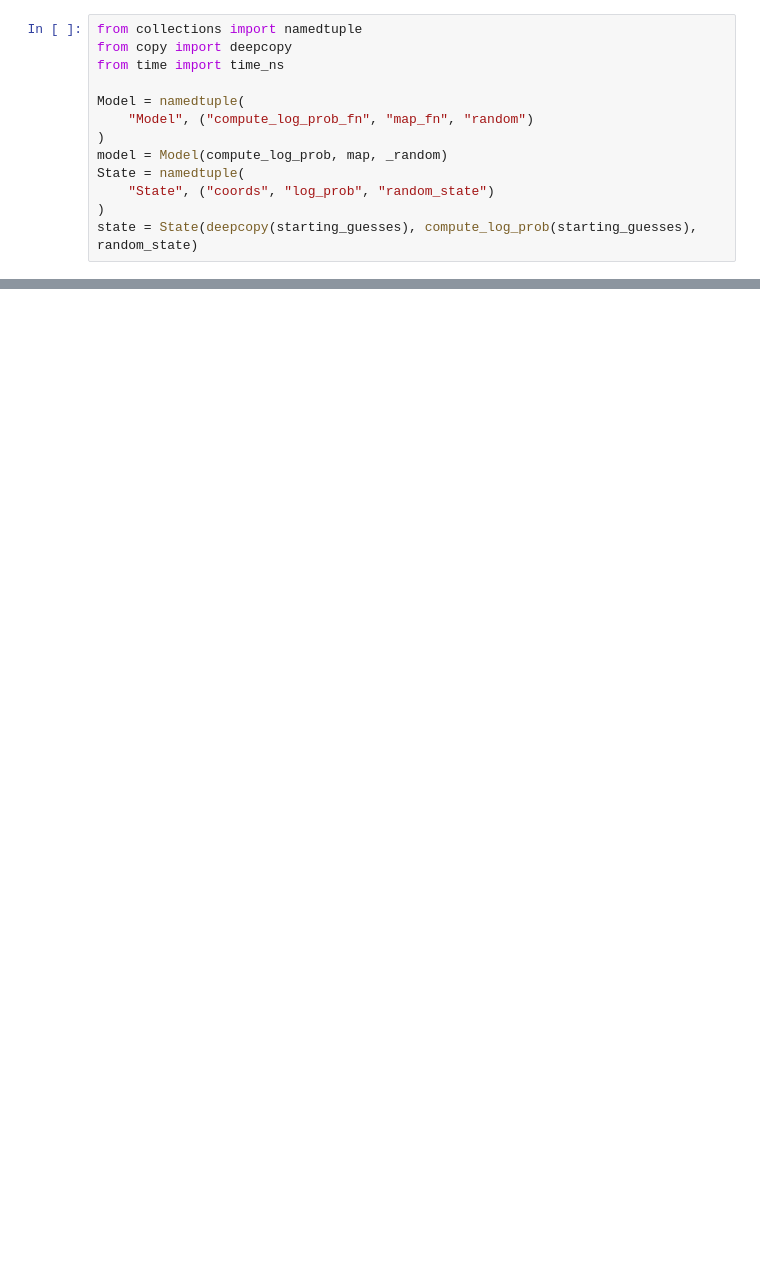
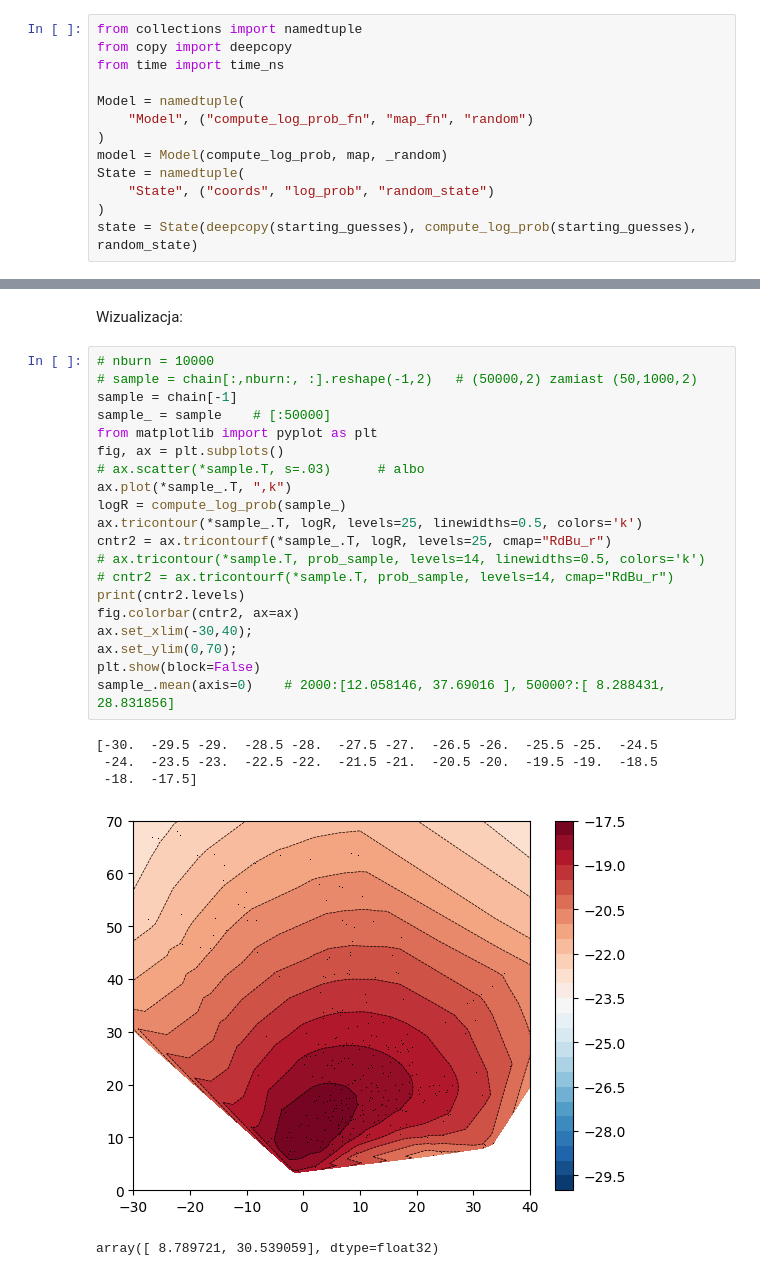
Before and after one commit to GrzegorzAndrzejczak/Programowanie-w-Pythonie, a Jupyter notebook: CASE_lighthouse_emcee.ipynb, the cells around one changed output, grey strips where cells are left out. Drawn from its saved outputs; the diff is of its cells as text; blank space fills up the shorter version.

```diff
--- a/CASE_lighthouse_emcee.ipynb
+++ b/CASE_lighthouse_emcee.ipynb
@@ -151,0 +129,28 @@ array([ 4.3880663, 12.680704 ], dtype=float32)
+# %% [markdown]
+Wizualizacja:
+# %%
+# nburn = 10000
+# sample = chain[:,nburn:, :].reshape(-1,2)   # (50000,2) zamiast (50,1000,2)
+sample = chain[-1]
+sample_ = sample    # [:50000]
+from matplotlib import pyplot as plt
+fig, ax = plt.subplots()
+# ax.scatter(*sample.T, s=.03)      # albo
+ax.plot(*sample_.T, ",k")
+logR = compute_log_prob(sample_)
+ax.tricontour(*sample_.T, logR, levels=25, linewidths=0.5, colors='k')
+cntr2 = ax.tricontourf(*sample_.T, logR, levels=25, cmap="RdBu_r")
+# ax.tricontour(*sample.T, prob_sample, levels=14, linewidths=0.5, colors='k')
+# cntr2 = ax.tricontourf(*sample.T, prob_sample, levels=14, cmap="RdBu_r")
+print(cntr2.levels)
+fig.colorbar(cntr2, ax=ax)
+ax.set_xlim(-30,40);
+ax.set_ylim(0,70);
+plt.show(block=False)
+sample_.mean(axis=0)    # 2000:[12.058146, 37.69016 ], 50000?:[ 8.288431, 28.831856]
+# %% [output]
+[-30.  -29.5 -29.  -28.5 -28.  -27.5 -27.  -26.5 -26.  -25.5 -25.  -24.5
+ -24.  -23.5 -23.  -22.5 -22.  -21.5 -21.  -20.5 -20.  -19.5 -19.  -18.5
+ -18.  -17.5]
+[figure, added]
+array([ 8.789721, 30.539059], dtype=float32)
```
Also changed, not shown: parts of 4 cells of this notebook.
